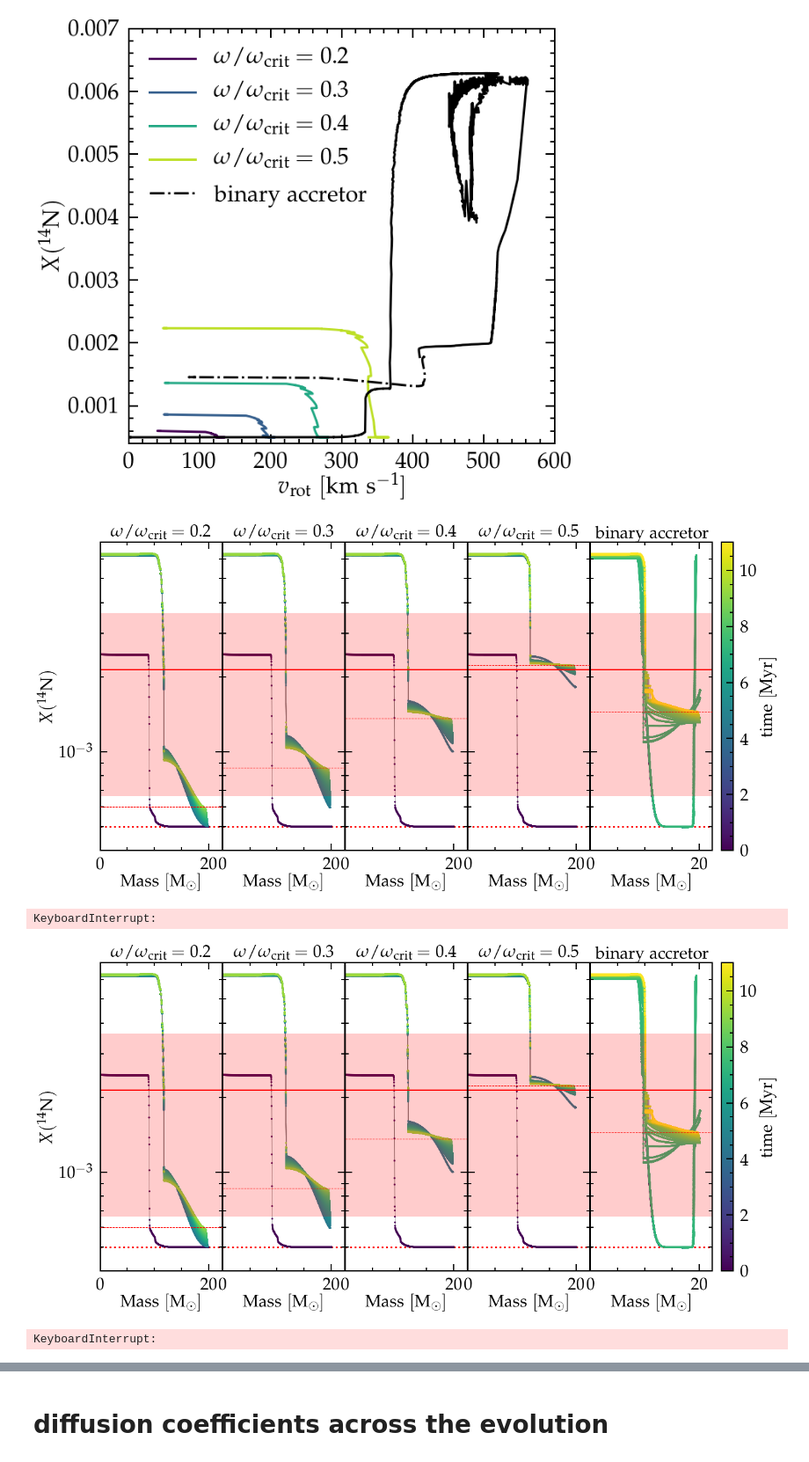
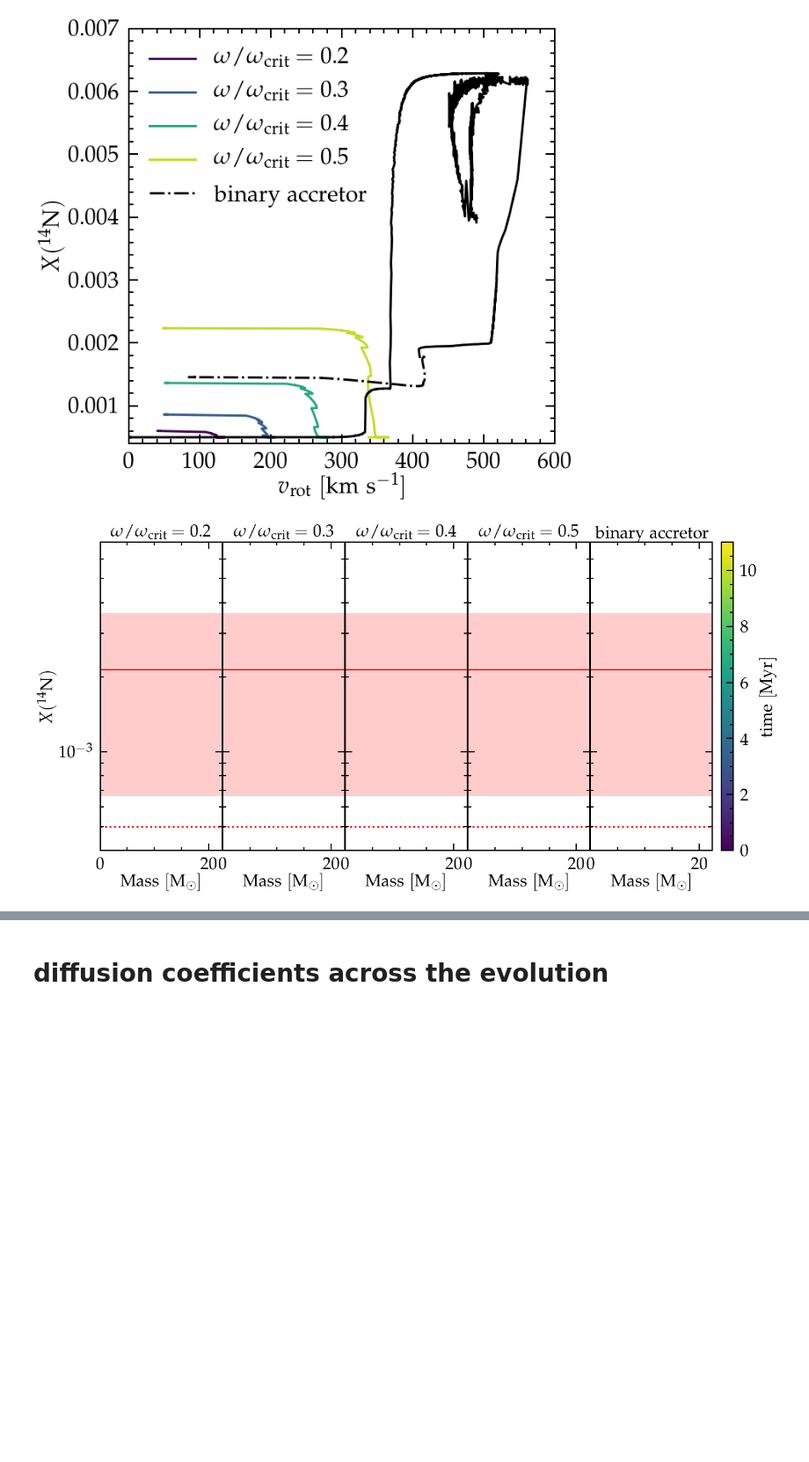
Before and after one commit to mathren/zeta_oph, a Jupyter notebook: notebooks/mixing_and_AM.ipynb, the cells around one changed output, grey strips where cells are left out. Shown at 88% size. Saved outputs shown, nothing was run; the diff lists cells and outputs as text; code cells hidden in the pictures; blank space fills up the shorter version.

```diff
--- a/notebooks/mixing_and_AM.ipynb
+++ b/notebooks/mixing_and_AM.ipynb
@@ -158,56 +158,51 @@ ax5.set_yticklabels([])
 
 
 
-
 folders = [
     "/mnt/home/mrenzo/RUNS/zeta_ophiuchi/single_star/Z0.01/20/rot_0.2_crit/LOGS/",
     "/mnt/home/mrenzo/RUNS/zeta_ophiuchi/single_star/Z0.01/20/rot_0.3_crit/LOGS/",
     "/mnt/home/mrenzo/RUNS/zeta_ophiuchi/single_star/Z0.01/20/rot_0.4_crit/LOGS/",
     "/mnt/home/mrenzo/RUNS/zeta_ophiuchi/single_star/Z0.01/20/rot_0.5_crit/LOGS/",
     "/mnt/home/mrenzo/RUNS/zeta_ophiuchi/M1_25_M2_17_P100_Z0.01/re-run_exponential/binary_to_postRLOF/LOGS2/"]
 
 
 for folder in folders:
     ax = axes[folders.index(folder)]
     if "single" in folder:
         title = "$\omega/\omega_\mathrm{crit}="+str(folder.split('/')[-3].split('_')[1])+"$"
         profiles = sorted(glob.glob(folder+"/p*data"), key=get_age_from_profile)
-        # profiles = profiles[::5]+[profiles[-1]]
+        profiles = profiles[::5]+[profiles[-1]]
     if "binary" in folder:
         title = "$\mathrm{binary\ accretor}$"
         # ax.axvline(17,0,1, ls="--", c='k', lw=1, zorder=0)
-        ax.axvspan(17, 0, 1, fc="#808080", alpha=0.5, zorder=0)
         profiles = sorted(glob.glob(folder+"/p*data")+glob.glob(folder+'../../accretor_to_TAMS/LOGS/p*.data'), key=get_age_from_profile)
         # profiles = profiles[::5]+[profiles[-1]]
     ax.set_title(title, fontsize=30)
-    for profile in profiles:
-        src, col = getSrcCol(profile)
-        n = src[:, col.index("n14")]
-        m = src[:, col.index("mass")]
-        age = get_age_from_profile(profile)
-        ax.plot(m, n, c='#808080', lw=1, zorder=0)
-        p = ax.scatter(m,n, c=[age]*len(n), s=5, vmin=0, vmax=11)
-        if profile == profiles[-1]:
-            ax.axhline(n[0],0,1, ls='--', lw=1, c='r', zorder=100)
+    # for profile in profiles:
+    #     src, col = getSrcCol(profile)
+    #     n = src[:, col.index("n14")]
+    #     m = src[:, col.index("mass")]
+    #     age = get_age_from_profile(profile)
+    #     ax.plot(m, n, c='#808080', lw=1, zorder=0)
+    #     p = ax.scatter(m,n, c=[age]*len(n), s=5, vmin=0, vmax=11)
+    #     if profile == profiles[-1]:
+    #         ax.axhline(n[0],0,1, ls='--', lw=1, c='r', zorder=100)
     c12zams, n14zams, o16zams = get_ZAMS_abundances(folder+'history.data')
     ax.axhline(n14zams, 0,1, ls=':', c='r', zorder=0)
     n, err_n =  get_zeta_oph_surface_n()
     ax.axhline(n, 0,1,c='r', lw=2)
     xmin, xmax = ax.get_xlim()
     x = np.linspace(xmin, xmax, 3)
     ax.fill_between(x, y1=n-err_n, y2=n+err_n, fc='r',alpha=0.2)
 
 
 fig.colorbar(p, cax=cax)
 cax.set_ylabel(r"$\mathrm{time \ [Myr]}$")
-
-plt.savefig("/mnt/home/mrenzo/TMP/n14_struct_complete_zeta_ab.pdf")
+ax5.axvspan(17, 0, 1, fc="#808080", alpha=0.5, zorder=0)
+plt.savefig("/mnt/home/mrenzo/Templates/zeta_oph/manuscript/figures/n14_struct_complete_zeta_ab.pdf")
 # plt.savefig("/mnt/home/mrenzo/TMP/n14_struct_complete.pdf")
 # %% [output]
-[figure, old version]
+[figure, new version]
-KeyboardInterrupt:
-[figure, removed]
-KeyboardInterrupt:
 # %%
 # all rot rate and abundances
 fig = plt.figure(figsize=(20,10))
```
Also changed, not shown: parts of 4 cells of this notebook, 1 other file.
